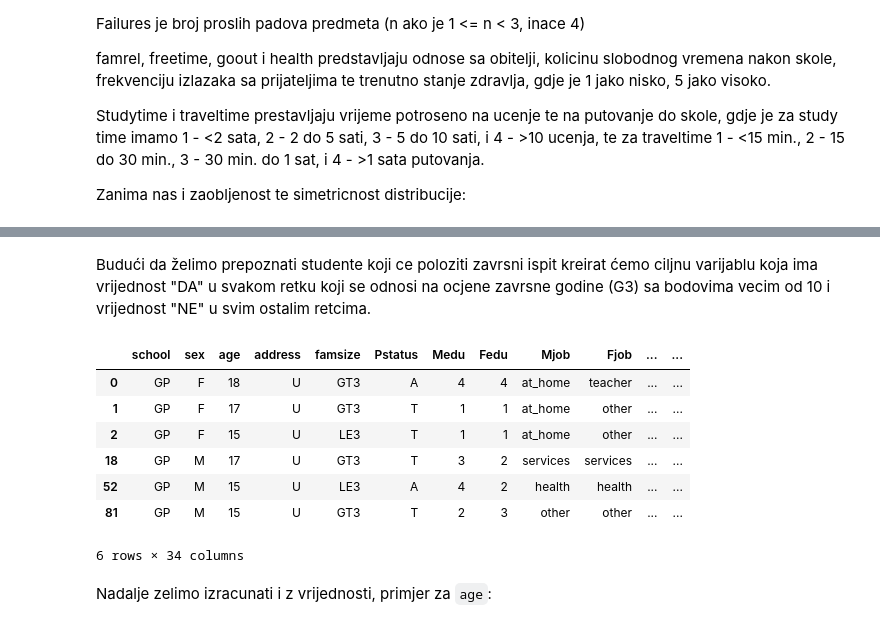
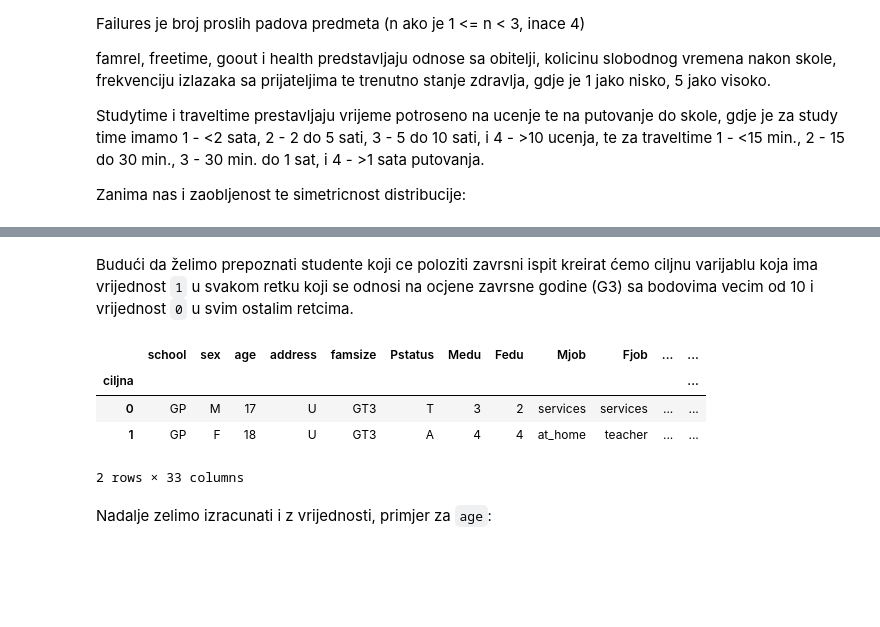
Before and after one commit to frainfreeze/studying, a Jupyter notebook: university/12032-DecisionMakingSuportSystems/project/project.ipynb, the cells around one changed output, grey strips where cells are left out. Drawn from its saved outputs; the diff is of its cells as text; code cells hidden in the pictures; blank space fills up the shorter version.

```diff
--- a/university/12032-DecisionMakingSuportSystems/project/project.ipynb
+++ b/university/12032-DecisionMakingSuportSystems/project/project.ipynb
@@ -138,21 +139,17 @@ G3           -0.912909
 dtype: float64
 # %% [markdown]
 Budući da želimo prepoznati studente koji ce poloziti zavrsni ispit kreirat ćemo
-ciljnu varijablu koja ima vrijednost "DA" u svakom retku koji se odnosi na ocjene
-zavrsne godine (G3) sa bodovima vecim od 10 i vrijednost "NE" u svim ostalim retcima.
+ciljnu varijablu koja ima vrijednost `1` u svakom retku koji se odnosi na ocjene
+zavrsne godine (G3) sa bodovima vecim od 10 i vrijednost `0` u svim ostalim retcima.
 # %%
-df['ciljna'] = 0
-df.loc[df.G3>=10, 'ciljna'] = 1
-df.groupby('ciljna').head(3)
+df['ciljna'] = np.where(df['G3'] >=10, 1, 0)
+df.groupby('ciljna').first()
 # %% [output]
 |  | school | sex | age | address | famsize | Pstatus | Medu | Fedu | Mjob | Fjob | ... | ... |
-| 0 | GP | F | 18 | U | GT3 | A | 4 | 4 | at_home | teacher | ... | ... |
-| 1 | GP | F | 17 | U | GT3 | T | 1 | 1 | at_home | other | ... | ... |
-| 2 | GP | F | 15 | U | LE3 | T | 1 | 1 | at_home | other | ... | ... |
-| 18 | GP | M | 17 | U | GT3 | T | 3 | 2 | services | services | ... | ... |
-| 52 | GP | M | 15 | U | LE3 | A | 4 | 2 | health | health | ... | ... |
-| 81 | GP | M | 15 | U | GT3 | T | 2 | 3 | other | other | ... | ... |
+| ciljna |  |  |  |  |  |  |  |  |  |  |  | ... |
+| 0 | GP | M | 17 | U | GT3 | T | 3 | 2 | services | services | ... | ... |
+| 1 | GP | F | 18 | U | GT3 | A | 4 | 4 | at_home | teacher | ... | ... |
-6 rows × 34 columns
+2 rows × 33 columns
 # %% [markdown]
 Nadalje zelimo izracunati i z vrijednosti, primjer za `age`:
 # %%
```
Also changed, not shown: parts of 25 cells of this notebook, 1 other file.
